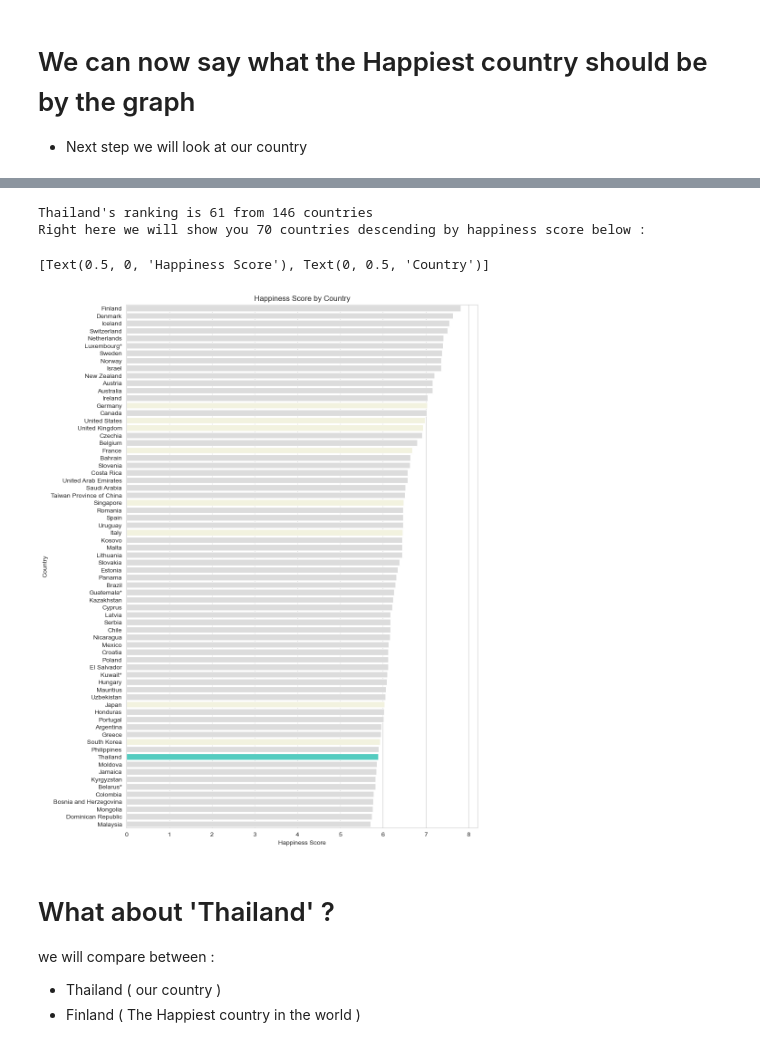
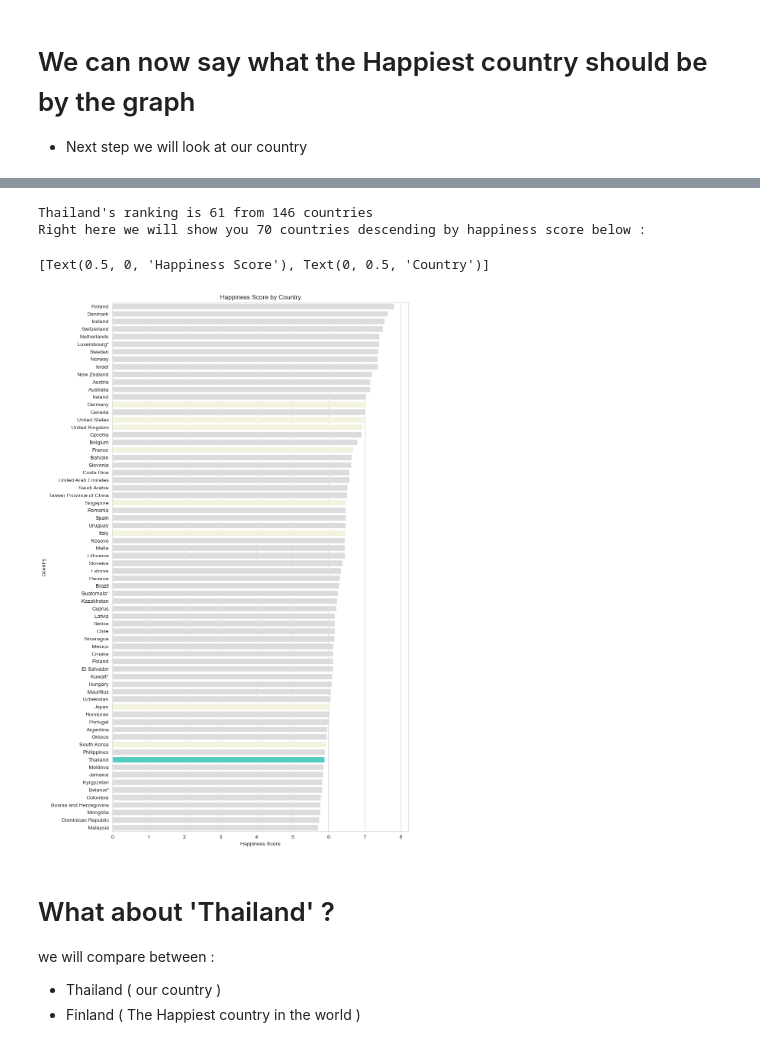
Before and after one commit to HikariJadeEmpire/TH_WLRD_Happiness_Project, a Jupyter notebook: WH_CodeSpace.ipynb, the cells around one changed output, grey strips where cells are left out. Cells and saved outputs as stored; diff of their text form; code cells hidden in the pictures.

```diff
--- a/WH_CodeSpace.ipynb
+++ b/WH_CodeSpace.ipynb
@@ -308,35 +307,35 @@ def set_custom_palette(series, max_color = 'turquoise' , sc_color = 'beige', oth
         if item == max_val:
             pal.append(max_color)
         elif item in scope:
             pal.append(sc_color)
         else:
             pal.append(other_color)
     return pal
 
 sns.set_style("whitegrid")
 
-plt.figure(figsize=(10,15))
+plt.figure(figsize=(10,18))
 ax = sns.barplot(x = 'happiness_score', y = 'country', data=st2_wh.iloc[:70,:], palette=set_custom_palette(st2_wh.iloc[:70,:]['happiness_score']))
 ax.set_title('Happiness Score by Country')
 ax.set(xlabel='Happiness Score', ylabel= 'Country')
 # %% [output]
 |  | ranking | country | happiness_score | life_lad | gdp_per_cap | social_sup | health | life_choice | ... |
 | 13 | 14 | Germany | 7.034 | 6.837668 | 10.816555 | 0.920723 | 70.305000 | 0.856771 | ... |
 | 15 | 16 | United States | 6.977 | 7.081947 | 10.961868 | 0.920423 | 66.492187 | 0.841647 | ... |
 | 16 | 17 | United Kingdom | 6.943 | 6.914552 | 10.694497 | 0.939660 | 69.658750 | 0.849158 | ... |
 | 19 | 20 | France | 6.687 | 6.668876 | 10.675093 | 0.923638 | 71.537500 | 0.833298 | ... |
 | 26 | 27 | Singapore | 6.480 | 6.510156 | 11.333850 | 0.880581 | 72.774287 | 0.845741 | ... |
 | 30 | 31 | Italy | 6.467 | 6.296656 | 10.643934 | 0.897003 | 71.410938 | 0.646264 | ... |
 | 53 | 54 | Japan | 6.039 | 6.020960 | 10.588077 | 0.902540 | 73.419062 | 0.804293 | ... |
 | 58 | 59 | South Korea | 5.935 | 5.889748 | 10.521626 | 0.792951 | 71.742187 | 0.638567 | ... |
 | 60 | 61 | Thailand | 5.891 | 6.059321 | 9.654315 | 0.889520 | 67.592186 | 0.874680 | ... |
 | 71 | 72 | China | 5.585 | 5.098935 | 9.307982 | 0.789159 | 67.432813 | 0.849859 | ... |
 | 76 | 77 | Vietnam | 5.485 | 5.330300 | 8.700916 | 0.822360 | 64.806250 | 0.889537 | ... |
 | 94 | 95 | Laos | 5.140 | 4.995433 | 8.681383 | 0.723901 | 58.722000 | 0.901149 | ... |
 Thailand's ranking is 61 from 146 countries
 Right here we will show you 70 countries descending by happiness score below :
 [Text(0.5, 0, 'Happiness Score'), Text(0, 0.5, 'Country')]
-[figure, old version]
+[figure, new version]
 # %% [markdown]
 # What about 'Thailand' ?
 we will compare between :
```
Also changed, not shown: parts of 3 cells of this notebook.
